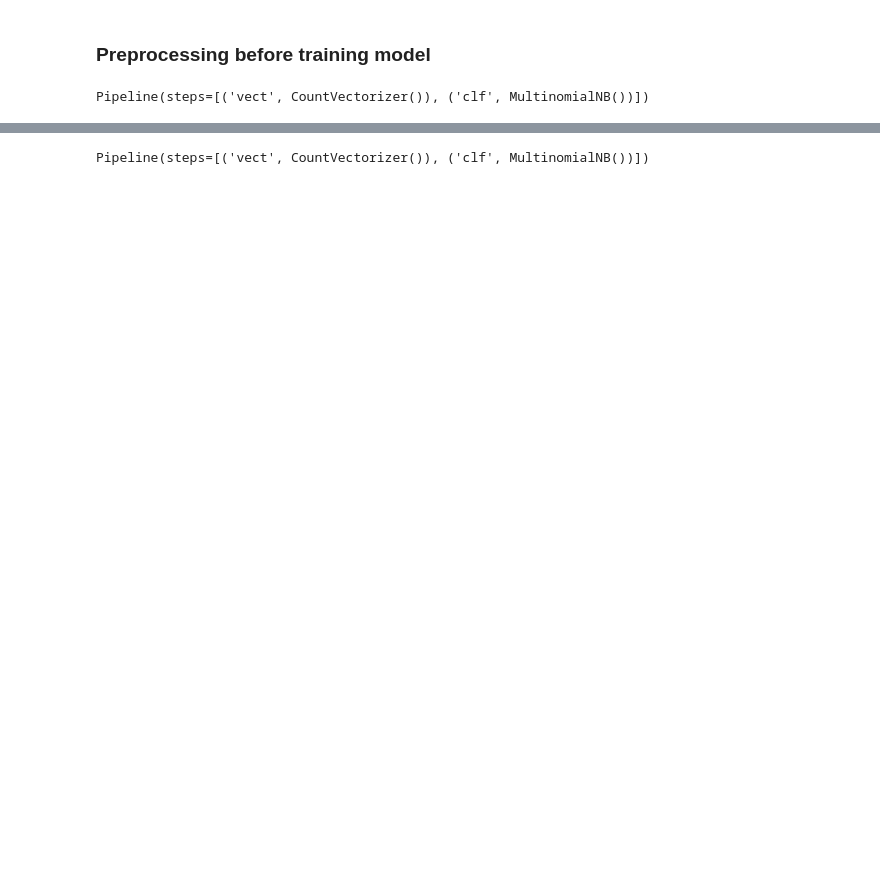
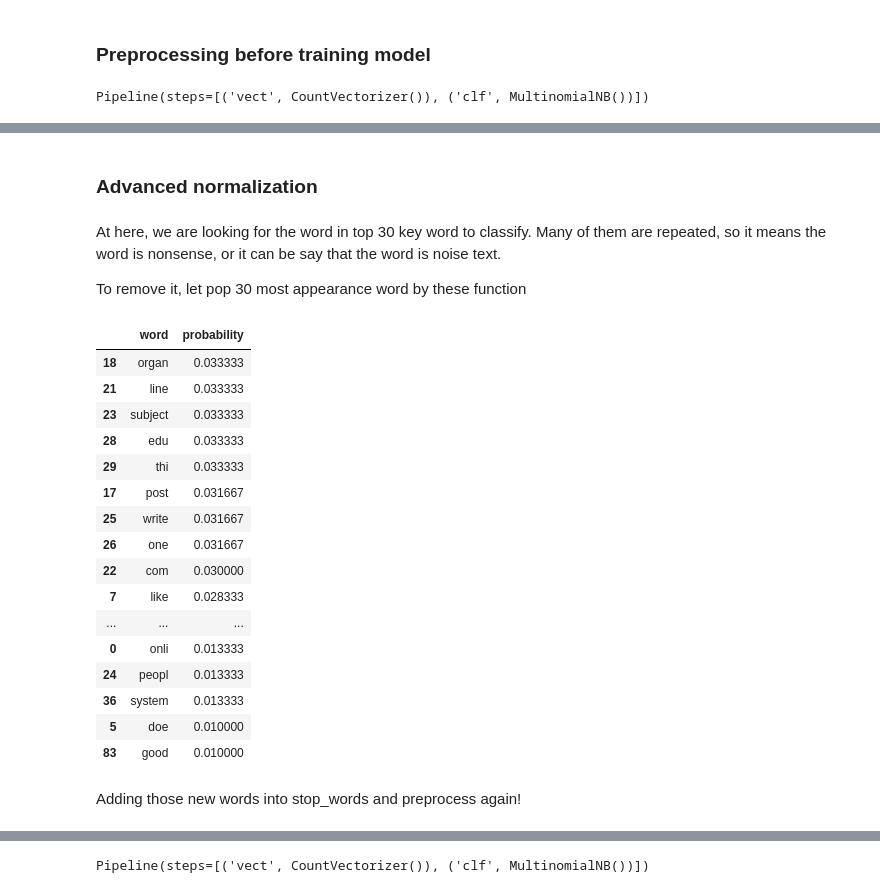
Before and after one commit to manhdung20112000/Natural-Language-Processing, a Jupyter notebook: NLP summary.ipynb, the cells around one changed output, grey strips where cells are left out. Cells and saved outputs as stored; diff of their text form; code cells hidden in the pictures; blank space fills up the shorter version.

Commit message:
Preprocessing: new word for stop_words list

```diff
--- a/NLP summary.ipynb
+++ b/NLP summary.ipynb
@@ -327,8 +304,31 @@ def print_top_word(pipeline):
     if hasattr(clf, 'coef_'):
         print("Top 20 keywords per class \n")
         for (i, label) in enumerate(twenty_train.target_names):
-            top10 = np.argsort(clf.coef_[i])[-20:]
-            print("%s: %s" % (label, ",".join([feature_names[idx] for idx in top10])))
+            top_words = np.argsort(clf.coef_[i])[-20:]
+            print("\x1b[1;31m%s:\x1b[0m %s" % (label, ", ".join([feature_names[idx] for idx in top_words])))
         print('-' * 80)
 
     print('=' * 80)
+
+def top_word_list(pipeline):
+    clf = pipeline.named_steps.clf
+    vectorizer = pipeline.named_steps.vect
+    feature_names = vectorizer.get_feature_names()
+
+    list = []
+    if hasattr(clf, 'coef_'):
+        for (i, label) in enumerate(twenty_train.target_names):
+            top_words = np.argsort(clf.coef_[i])[-30:]
+            for idx in top_words:
+                list.append(feature_names[idx])
+    return list
+
+def cal_probability(top_word_list):
+    res = []
+    check_list = []
+    length = len(top_word_list)
+    for word in top_word_list:
+        if word not in check_list:
+            check_list.append(word)
+            res.append([word, top_word_list.count(word)/length])
+    return res
@@ -440,2 +421,34 @@ talk.religion.misc: believ,like,think,know,moral,post,articl,say,would,jesu,writ
 --------------------------------------------------------------------------------
 ================================================================================
+# %% [markdown]
+### Advanced normalization
+# %% [markdown]
+At here, we are looking for the word in top 30 key word to classify. Many of them are repeated, so it means the word is nonsense, or it can be say that the word is noise text.
+
+To remove it, let pop 30 most appearance word by these function
+# %%
+lst = top_word_list(clf)
+top_words = cal_probability(lst)
+# %%
+word_df = pd.DataFrame(top_words, columns=['word', 'probability'])
+word_df.nlargest(26, 'probability')
+# %% [output]
+|  | word | probability |
+| 18 | organ | 0.033333 |
+| 21 | line | 0.033333 |
+| 23 | subject | 0.033333 |
+| 28 | edu | 0.033333 |
+| 29 | thi | 0.033333 |
+| 17 | post | 0.031667 |
+| 25 | write | 0.031667 |
+| 26 | one | 0.031667 |
+| 22 | com | 0.030000 |
+| 7 | like | 0.028333 |
+| ... | ... | ... |
+| 0 | onli | 0.013333 |
+| 24 | peopl | 0.013333 |
+| 36 | system | 0.013333 |
+| 5 | doe | 0.010000 |
+| 83 | good | 0.010000 |
+# %% [markdown]
+Adding those new words into stop_words and preprocess again!
```
Also changed, not shown: parts of 19 cells of this notebook.
